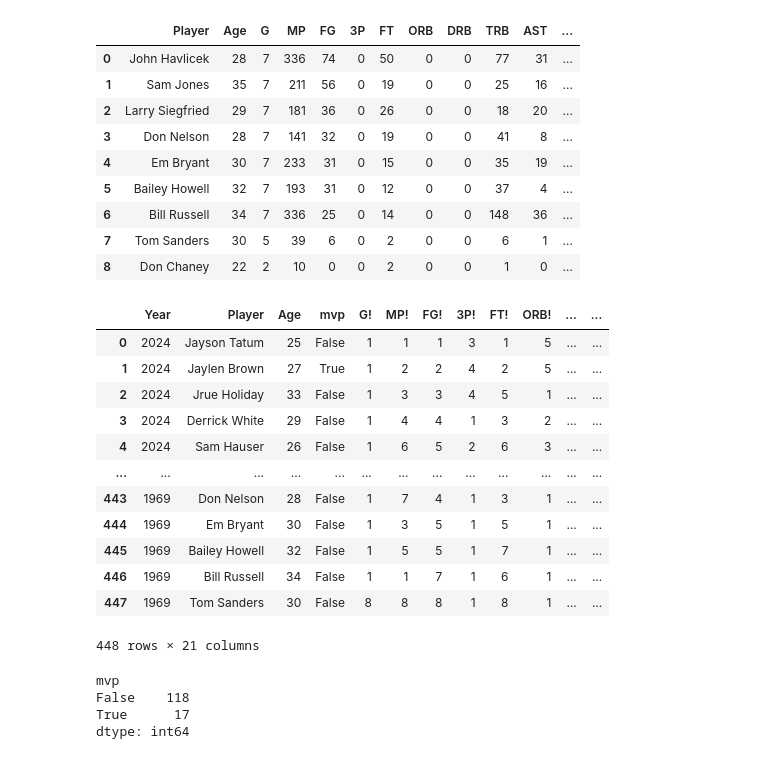
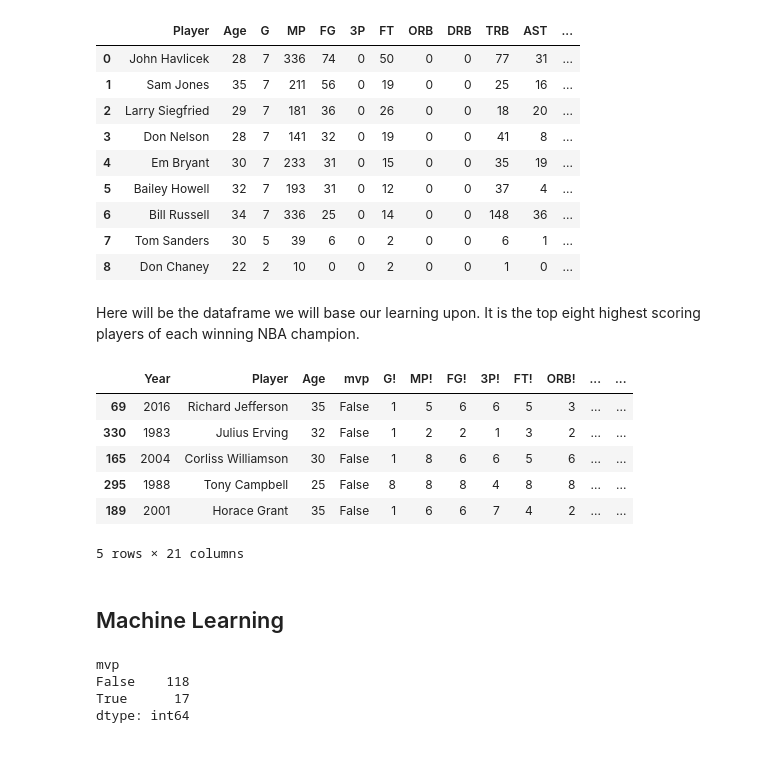
Before and after one commit to NFordUMass/finalsmvp, a Jupyter notebook: finalsmvp.ipynb, the cells around one changed output. Saved outputs shown, nothing was run; the diff lists cells and outputs as text; code cells hidden in the pictures.

```diff
--- a/finalsmvp.ipynb
+++ b/finalsmvp.ipynb
@@ -194,5 +205,3 @@ def clean_table(url):
     t['Age'] = pd.to_numeric(t['Age'], errors='coerce').fillna(0).astype(int)
     t['mvp'] = t['Player'].apply(lambda x: x == mvp)
     return t
-# %%
-t.columns[2:13].append(t.columns[15:19])
@@ -235,27 +243,25 @@ clean_table(DF['url'][55])
 | 6 | Bill Russell | 34 | 7 | 336 | 25 | 0 | 14 | 0 | 0 | 148 | 36 | ... |
 | 7 | Tom Sanders | 30 | 5 | 39 | 6 | 0 | 2 | 0 | 0 | 6 | 1 | ... |
 | 8 | Don Chaney | 22 | 2 | 10 | 0 | 0 | 2 | 0 | 0 | 1 | 0 | ... |
+# %% [markdown]
+Here will be the dataframe we will base our learning upon.  It is the top eight highest scoring players of each winning NBA champion.
 # %%
 # full top 8
-df = top_table(GLOBAL_DF['url'][0],8)
-for i in tqdm(range(len(GLOBAL_DF['url'])-1)):
-    df = pd.concat([df,top_table(GLOBAL_DF['url'][i+1],8)],axis=0)
+FULL_TOP_8 = top_table(FULL_DF['url'][0],8)
+for i in tqdm(range(len(FULL_DF['url'])-1)):
+    FULL_TOP_8 = pd.concat([FULL_TOP_8,top_table(FULL_DF['url'][i+1],8)],axis=0)
+# df.reset_index(drop=True).to_csv('top8_full.csv')
+FULL_TOP_8 = FULL_TOP_8.reset_index(drop=True)
-# %%
-# df.reset_index(drop=True).to_csv('top8_full.csv')
-complete = df.reset_index(drop=True)
-complete
-# %% [output]
-|  | Year | Player | Age | mvp | G! | MP! | FG! | 3P! | FT! | ORB! | ... | ... |
-| 0 | 2024 | Jayson Tatum | 25 | False | 1 | 1 | 1 | 3 | 1 | 5 | ... | ... |
-| 1 | 2024 | Jaylen Brown | 27 | True | 1 | 2 | 2 | 4 | 2 | 5 | ... | ... |
-| 2 | 2024 | Jrue Holiday | 33 | False | 1 | 3 | 3 | 4 | 5 | 1 | ... | ... |
-| 3 | 2024 | Derrick White | 29 | False | 1 | 4 | 4 | 1 | 3 | 2 | ... | ... |
-| 4 | 2024 | Sam Hauser | 26 | False | 1 | 6 | 5 | 2 | 6 | 3 | ... | ... |
-| ... | ... | ... | ... | ... | ... | ... | ... | ... | ... | ... | ... | ... |
-| 443 | 1969 | Don Nelson | 28 | False | 1 | 7 | 4 | 1 | 3 | 1 | ... | ... |
-| 444 | 1969 | Em Bryant | 30 | False | 1 | 3 | 5 | 1 | 5 | 1 | ... | ... |
-| 445 | 1969 | Bailey Howell | 32 | False | 1 | 5 | 5 | 1 | 7 | 1 | ... | ... |
-| 446 | 1969 | Bill Russell | 34 | False | 1 | 1 | 7 | 1 | 6 | 1 | ... | ... |
-| 447 | 1969 | Tom Sanders | 30 | False | 8 | 8 | 8 | 1 | 8 | 1 | ... | ... |
-448 rows × 21 columns
+# %%
+FULL_TOP_8.sample(5)
+# %% [output]
+|  | Year | Player | Age | mvp | G! | MP! | FG! | 3P! | FT! | ORB! | ... | ... |
+| 69 | 2016 | Richard Jefferson | 35 | False | 1 | 5 | 6 | 6 | 5 | 3 | ... | ... |
+| 330 | 1983 | Julius Erving | 32 | False | 1 | 2 | 2 | 1 | 3 | 2 | ... | ... |
+| 165 | 2004 | Corliss Williamson | 30 | False | 1 | 8 | 6 | 6 | 5 | 6 | ... | ... |
+| 295 | 1988 | Tony Campbell | 25 | False | 8 | 8 | 8 | 4 | 8 | 8 | ... | ... |
+| 189 | 2001 | Horace Grant | 35 | False | 1 | 6 | 6 | 7 | 4 | 2 | ... | ... |
+5 rows × 21 columns
+# %% [markdown]
+## Machine Learning
 # %%
```
Also changed, not shown: parts of 39 cells of this notebook, 59 other files.
